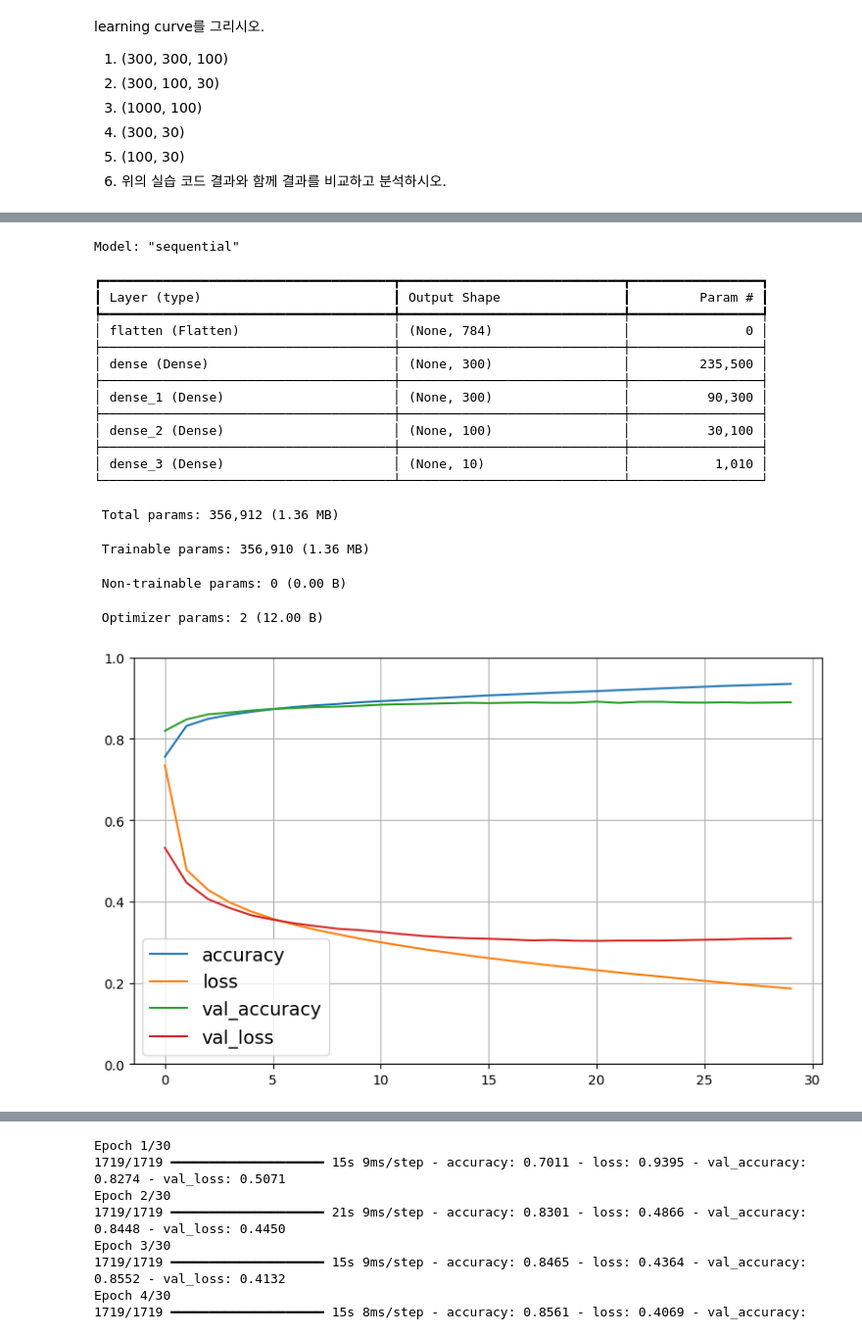
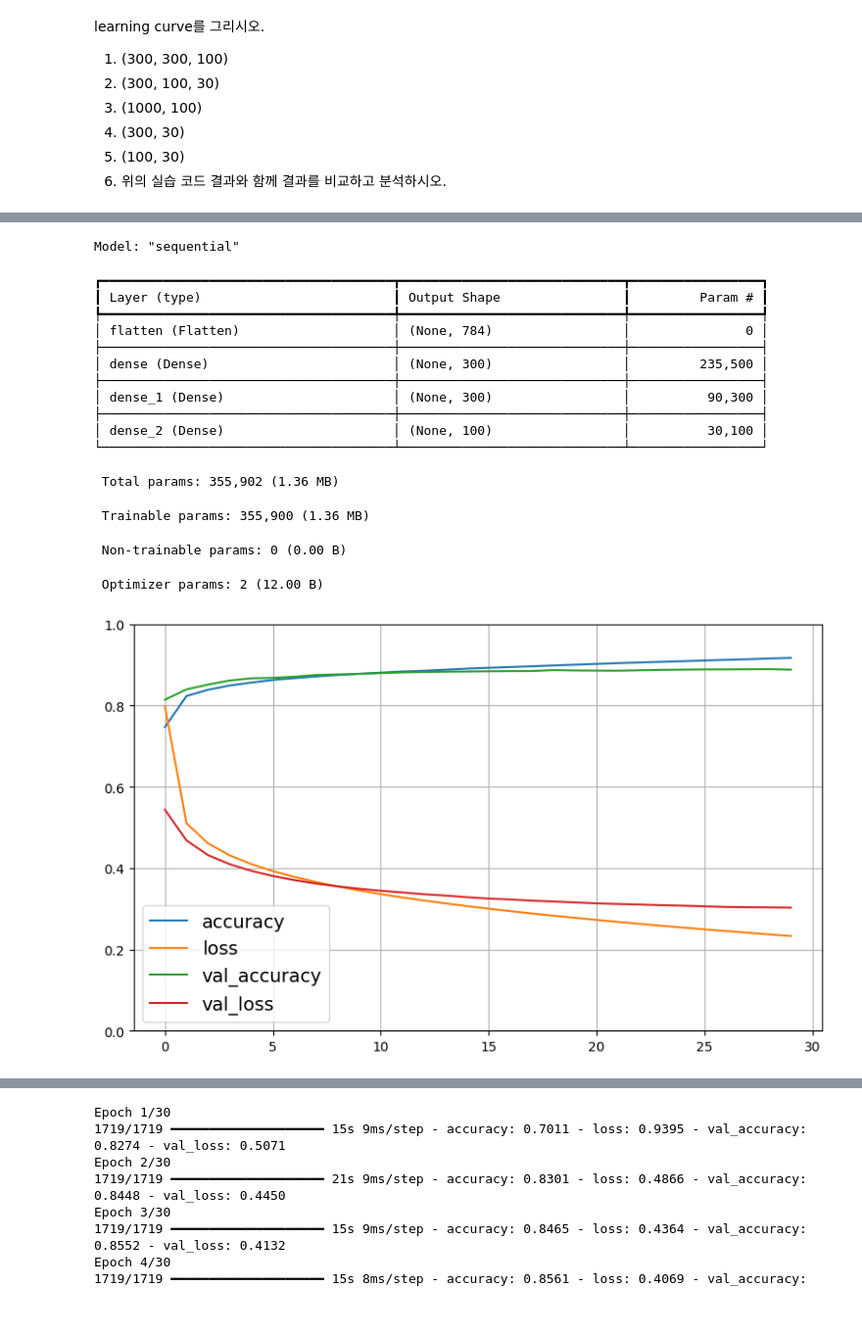
Before and after one commit to KimMinWoooo/Hands-on-ML-repo, a Jupyter notebook: 10_neural_nets_with_keras_2_HW2.ipynb, the cells around one changed output, grey strips where cells are left out. Shown at 98% size. Drawn from its saved outputs; the diff is of its cells as text; code cells hidden in the pictures.

```diff
--- a/10_neural_nets_with_keras_2_HW2.ipynb
+++ b/10_neural_nets_with_keras_2_HW2.ipynb
@@ -315,16 +316,15 @@ X_test = X_test / 255.
 class_names = ["T-shirt/top", "Trouser", "Pullover", "Dress", "Coat",
                "Sandal", "Shirt", "Sneaker", "Bag", "Ankle boot"]
 # %%
-#1
+#1 hidden layer의 수와 neuron의 수 : (300, 300, 100)
 keras.backend.clear_session()
 tf.random.set_seed(42)
 
 model = keras.models.Sequential([
-    keras.layers.Flatten(input_shape=[28, 28]),
-    keras.layers.Dense(300, activation="relu"),
-    keras.layers.Dense(300, activation="relu"),
-    keras.layers.Dense(100, activation="relu"),
-    keras.layers.Dense(10, activation="softmax")
+    keras.layers.Flatten(input_shape=[28, 28]), # 입력 이미지 (28x28 크기)
+    keras.layers.Dense(300, activation="relu"), # 첫 번째 은닉층 (300 뉴런)
+    keras.layers.Dense(300, activation="relu"), # 두 번째 은닉층 (300 뉴런)
+    keras.layers.Dense(100, activation="softmax") # 출력층 (100 뉴런, 소프트맥스 활성화 함수)
 ])
 
 model.compile(loss="sparse_categorical_crossentropy",
@@ -347,15 +347,5 @@ plt.show()
 # Test accuracy
 test_loss, test_acc = model.evaluate(X_test, y_test)
 print("Test accuracy:", test_acc)
-
-
-# import pandas as pd
-# pd.DataFrame(history.history).plot(figsize=(8, 5))
-# plt.grid(True)
-# plt.gca().set_ylim(0, 1)
-# save_fig("keras_learning_curves_plot")
-# plt.show()
-
-# model.summary()
 # %% [output]
 Epoch 1/30
@@ -378,19 +368,17 @@ Epoch 30/30
 Model: "sequential"
 ┏━━━━━━━━━━━━━━━━━━━━━━━━━━━━━━━━━━━━━━┳━━━━━━━━━━━━━━━━━━━━━━━━━━━━━┳━━━━━━━━━━━━━━━━━┓
 ┃ Layer (type)                         ┃ Output Shape                ┃         Param # ┃
 ┡━━━━━━━━━━━━━━━━━━━━━━━━━━━━━━━━━━━━━━╇━━━━━━━━━━━━━━━━━━━━━━━━━━━━━╇━━━━━━━━━━━━━━━━━┩
 │ flatten (Flatten)                    │ (None, 784)                 │               0 │
 ├──────────────────────────────────────┼─────────────────────────────┼─────────────────┤
 │ dense (Dense)                        │ (None, 300)                 │         235,500 │
 ├──────────────────────────────────────┼─────────────────────────────┼─────────────────┤
 │ dense_1 (Dense)                      │ (None, 300)                 │          90,300 │
 ├──────────────────────────────────────┼─────────────────────────────┼─────────────────┤
 │ dense_2 (Dense)                      │ (None, 100)                 │          30,100 │
-├──────────────────────────────────────┼─────────────────────────────┼─────────────────┤
-│ dense_3 (Dense)                      │ (None, 10)                  │           1,010 │
 └──────────────────────────────────────┴─────────────────────────────┴─────────────────┘
- Total params: 356,912 (1.36 MB)
+ Total params: 355,902 (1.36 MB)
- Trainable params: 356,910 (1.36 MB)
+ Trainable params: 355,900 (1.36 MB)
  Non-trainable params: 0 (0.00 B)
  Optimizer params: 2 (12.00 B)
-[figure, old version]
+[figure, new version]
```
Also changed, not shown: parts of 19 cells of this notebook.
